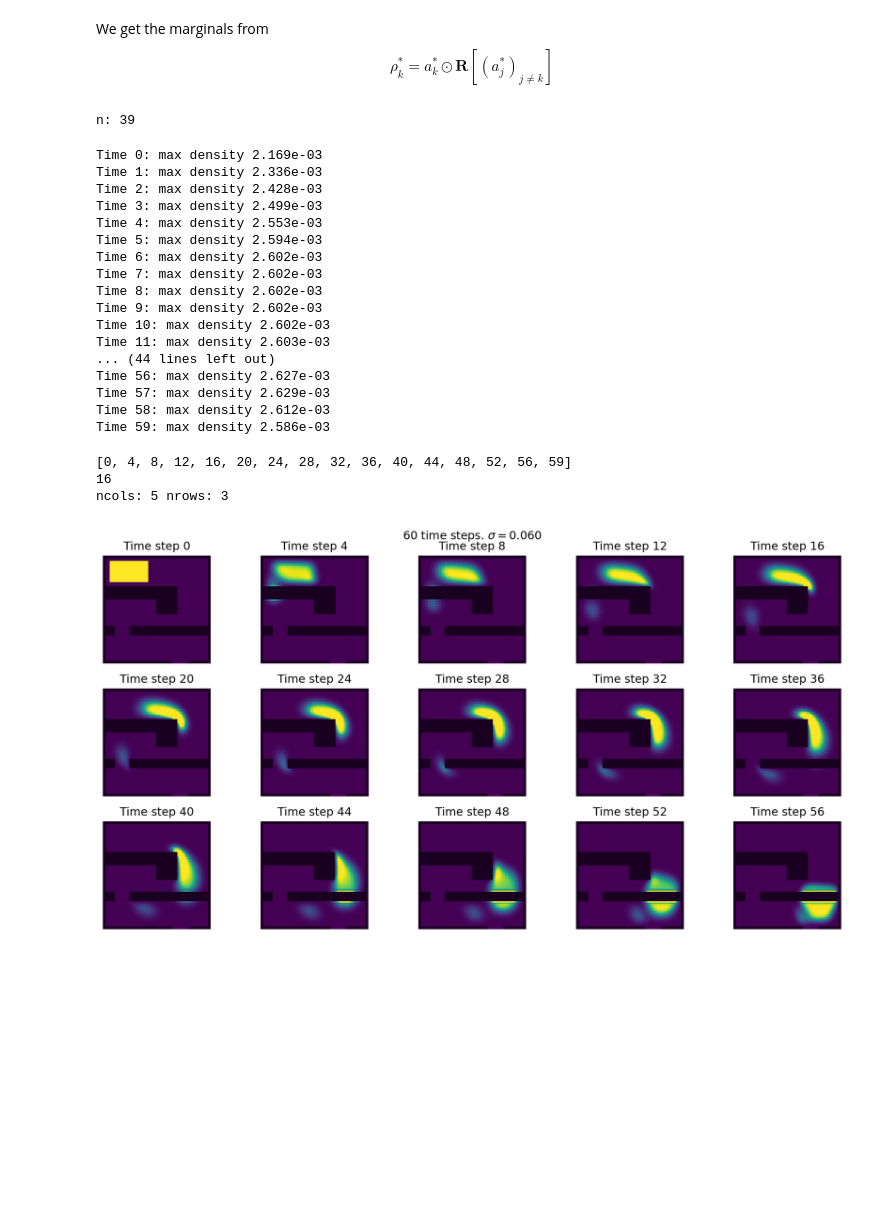
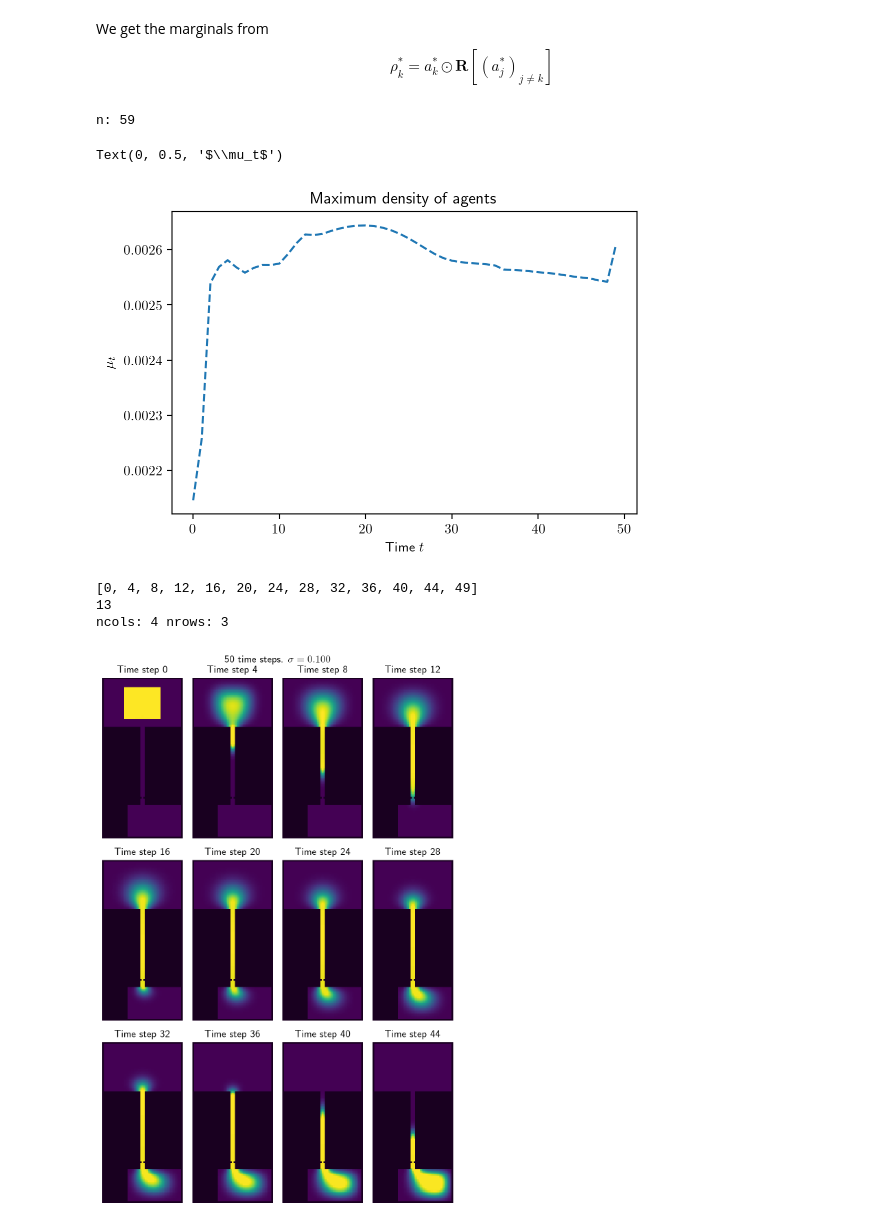
Before and after one commit to ManifoldFR/mva-optimaltransport, a Jupyter notebook: project/multistep.ipynb, the cells around one changed output. Saved outputs shown, nothing was run; the diff lists cells and outputs as text; code cells hidden in the pictures; blank space fills up the shorter version.

```diff
--- a/project/multistep.ipynb
+++ b/project/multistep.ipynb
@@ -148,17 +163,19 @@ import numba
 # %%
-N_t = 60
-tmax = 5.
+from contraction import FactoredKernel, KernelOp
+
+N_t = 50
+tmax = 10.
 dt = tmax / N_t  # timestep
 
-sigma = 0.06
+sigma = 0.1
 epsilon = sigma ** 2
 print("Epsilon:", epsilon)
 ## New epsilon-kernel
 K1_eps = norm.pdf(cost_mat1, scale=(sigma * dt ** .5))
 K2_eps = norm.pdf(cost_mat2, scale=(sigma * dt ** .5))
 
-K_eps_op = lambda x: np.dot(K2_eps @ x, K1_eps)
-K_eps_op = numba.jit(K_eps_op)
-
-K_eps_op(np.random.rand(ny, nx));
+class MyKernel(KernelOp):
+    def call(self, x):
+        return np.dot(K2_eps @ x, K1_eps)
+K_eps_op = FactoredKernel(K1_eps, K2_eps)
 # %% [output]
@@ -254,36 +237,26 @@ num_iters = 40
 # %%
+num_iters = 60
 for n in range(num_iters):
     print("n:", n, end='\r')
-    multi_sinkhorn(a_s)
+    multi_sinkhorn(a_s, K_eps_op)
 # %% [output]
-n: 39
+n: 59
 # %%
 # Now compute the marginals from the potentials
-marginals = [
-    #a * _convolve_sinkhorn(a_s, k) for k, a in enumerate(a_s)
-    a * compute_message(a_s, k, K_eps_op) for k, a in enumerate(a_s)
-]
+marginals = compute_marginals(a_s, K_eps_op)
 # %%
+max_densities = []
 for t, mu in enumerate(marginals):
-    print("Time %d: max density %.3e" % (t, mu.max()))
+    max_densities.append(mu.max())
+    #print("Time %d: max density %.3e" % (t, mu.max()))
+fig = plt.figure(figsize=(6,4))
+plt.plot(max_densities, ls='--')
+plt.title("Maximum density of agents")
+plt.xlabel("Time $t$")
+plt.ylabel("$\\mu_t$")
 # %% [output]
-Time 0: max density 2.169e-03
-Time 1: max density 2.336e-03
-Time 2: max density 2.428e-03
-Time 3: max density 2.499e-03
-Time 4: max density 2.553e-03
-Time 5: max density 2.594e-03
-Time 6: max density 2.602e-03
-Time 7: max density 2.602e-03
-Time 8: max density 2.602e-03
-Time 9: max density 2.602e-03
-Time 10: max density 2.602e-03
-Time 11: max density 2.603e-03
-... (44 lines left out)
-Time 56: max density 2.627e-03
-Time 57: max density 2.629e-03
-Time 58: max density 2.612e-03
-Time 59: max density 2.586e-03
+Text(0, 0.5, '$\\mu_t$')
+[figure, added]
 # %%
 steps_to_plot = [4*t for t in range(N_t//4)]
 steps_to_plot.append(N_t-1)
@@ -291,33 +264,32 @@ print(steps_to_plot)
 print(len(steps_to_plot))
 steps_to_plot
 
-ncols = 5
+ncols = 4
 nrows = len(steps_to_plot) // ncols
 print("ncols:", ncols, "nrows:", nrows)
 # %% [output]
-[0, 4, 8, 12, 16, 20, 24, 28, 32, 36, 40, 44, 48, 52, 56, 59]
-16
-ncols: 5 nrows: 3
+[0, 4, 8, 12, 16, 20, 24, 28, 32, 36, 40, 44, 49]
+13
+ncols: 4 nrows: 3
 # %%
-fig, axes = plt.subplots(nrows, ncols, figsize=(12, 6), dpi=90)
+fig, axes = plt.subplots(nrows, ncols, figsize=(6, 9), dpi=90)
 axes = axes.ravel()
 
 
 
 for i, t in enumerate(steps_to_plot):
     if i < len(axes):
         ax = axes[i]
         t = steps_to_plot[i]
         mu = marginals[t]
         plot_domain(domain_img, cax=ax, extent=extent)
-        #ax.contourf(mu, levels=10, zorder=2)
         plot_measure(mu, cax=ax, extent=extent, cmap=cm.viridis)
         ax.axis('off')
         ax.set_title("Time step %d" % t)
 
 fig.suptitle("%d time steps. $\\sigma=%.3f$" % (N_t, sigma), y=1.002)
 fig.tight_layout();
 # %% [output]
-[figure, old version]
+[figure, new version]
 # %%
 fig.savefig(IMAGE_DIR+'multimarg_transport.pdf', bbox_inches='tight')
```
Also changed, not shown: parts of 25 cells of this notebook, 42 other files.
